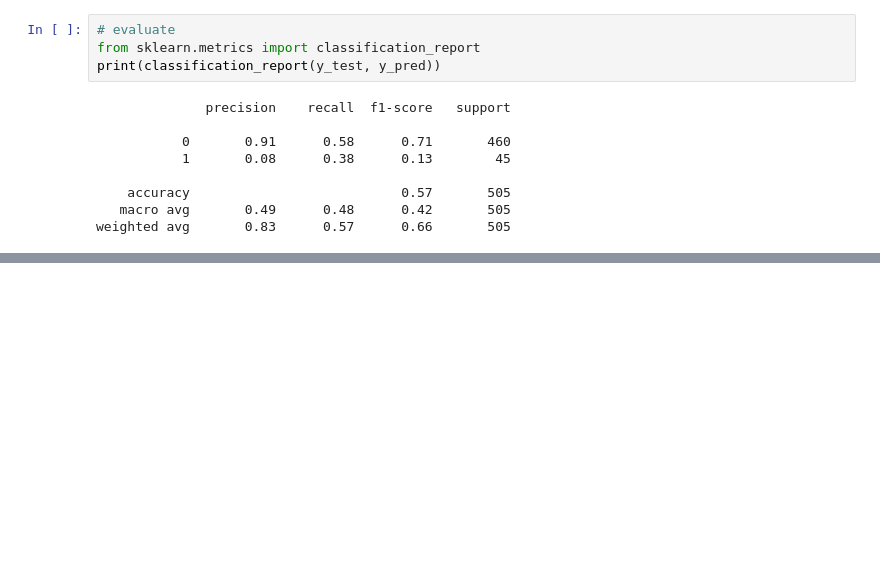
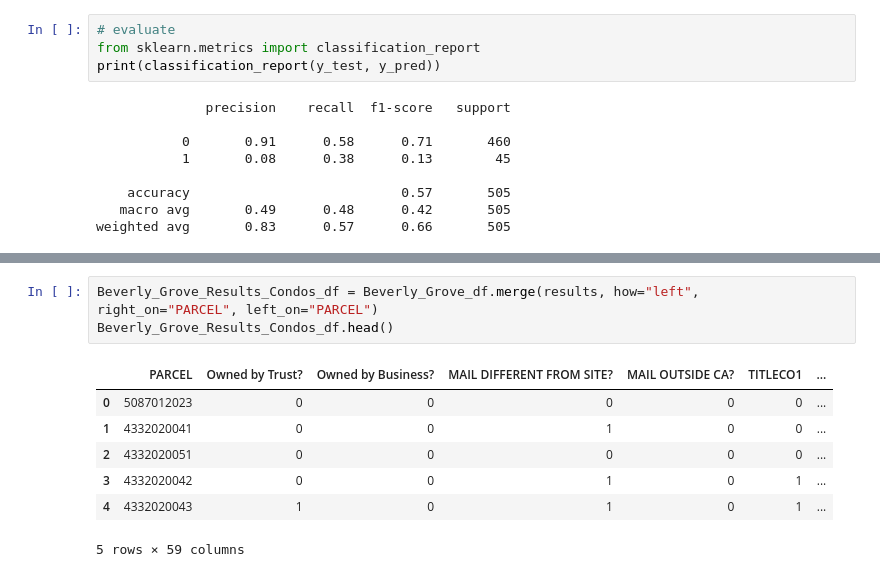
Before and after one commit to mhorstman/Final_Project_Team_1, a Jupyter notebook: Beverly_Grove_Supervised_Learning.ipynb, the cells around one changed output, grey strips where cells are left out. Drawn from its saved outputs; the diff is of its cells as text; blank space fills up the shorter version.

```diff
--- a/Beverly_Grove_Supervised_Learning.ipynb
+++ b/Beverly_Grove_Supervised_Learning.ipynb
@@ -1846,0 +1869,11 @@ weighted avg       0.83      0.57      0.66       505
+# %%
+Beverly_Grove_Results_Condos_df = Beverly_Grove_df.merge(results, how="left", right_on="PARCEL", left_on="PARCEL")
+Beverly_Grove_Results_Condos_df.head()
+# %% [output]
+|  | PARCEL | Owned by Trust? | Owned by Business? | MAIL DIFFERENT FROM SITE? | MAIL OUTSIDE CA? | TITLECO1 | ... |
+| 0 | 5087012023 | 0 | 0 | 0 | 0 | 0 | ... |
+| 1 | 4332020041 | 0 | 0 | 1 | 0 | 0 | ... |
+| 2 | 4332020051 | 0 | 0 | 0 | 0 | 0 | ... |
+| 3 | 4332020042 | 0 | 0 | 1 | 0 | 1 | ... |
+| 4 | 4332020043 | 1 | 0 | 1 | 0 | 1 | ... |
+5 rows × 59 columns
```
Also changed, not shown: parts of 30 cells of this notebook, 2 other files.
